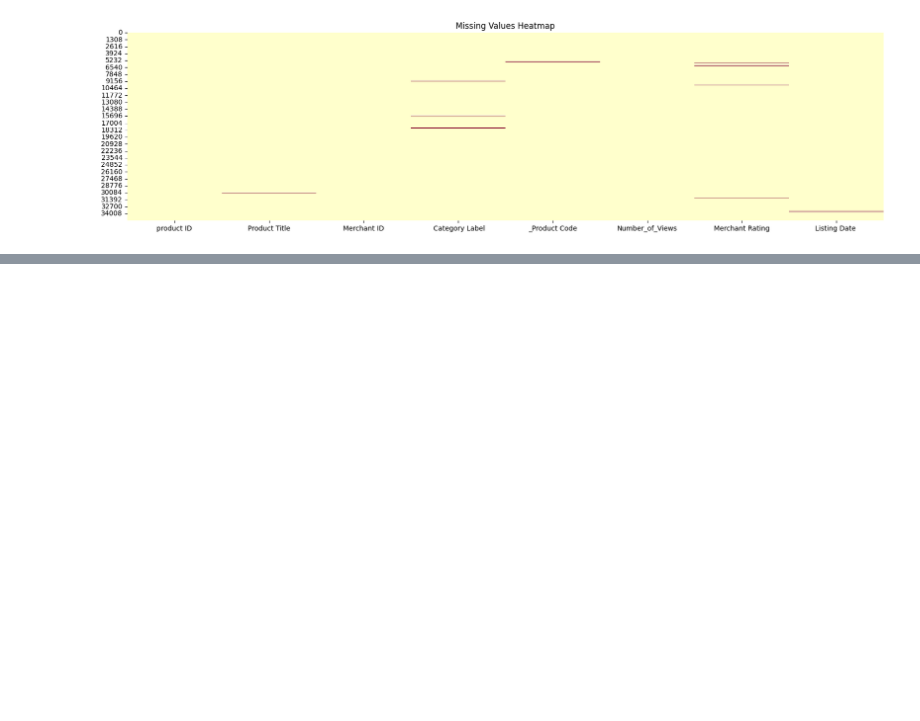
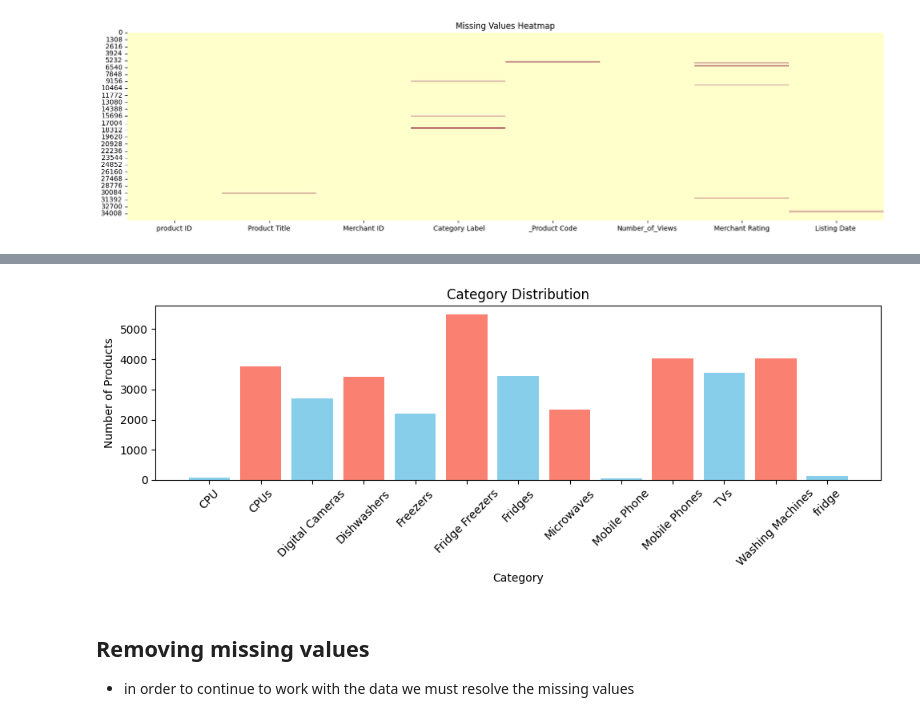
Before and after one commit to ScumpikLau/ml-product-category-laura-corbu, a Jupyter notebook: notebook/product_category_analysis.ipynb, the cells around one changed output, grey strips where cells are left out. Saved outputs shown, nothing was run; the diff lists cells and outputs as text; code cells hidden in the pictures; blank space fills up the shorter version.

Commit message:
Checking category distribution and removing NaN values from the data

```diff
--- a/notebook/product_category_analysis.ipynb
+++ b/notebook/product_category_analysis.ipynb
@@ -79,0 +109,22 @@ plt.show()
+# %%
+# Transform ' Category Label' column to category in order to plot the distribution
+cats = df[' Category Label'].astype('category').cat.categories  # reading categories in order
+category_counts = df[' Category Label'].value_counts().reindex(cats, fill_value=0) # reorder rows in the 'cats' order, replacing NaN with 0
+
+# Plot category distribution
+import seaborn as sns
+import matplotlib.pyplot as plt
+plt.figure(figsize=(10, 4))
+plt.bar(category_counts.index, category_counts.values, color=['skyblue', 'salmon'])
+plt.title("Category Distribution")
+plt.xlabel("Category")
+plt.ylabel("Number of Products")
+plt.xticks(rotation=45)
+plt.tight_layout()
+plt.show()
+# %% [output]
+[figure, added]
+# %% [markdown]
+## Removing missing values
+
+- in order to continue to work with the data we must resolve the missing values
```
Also changed, not shown: parts of 3 cells of this notebook.
